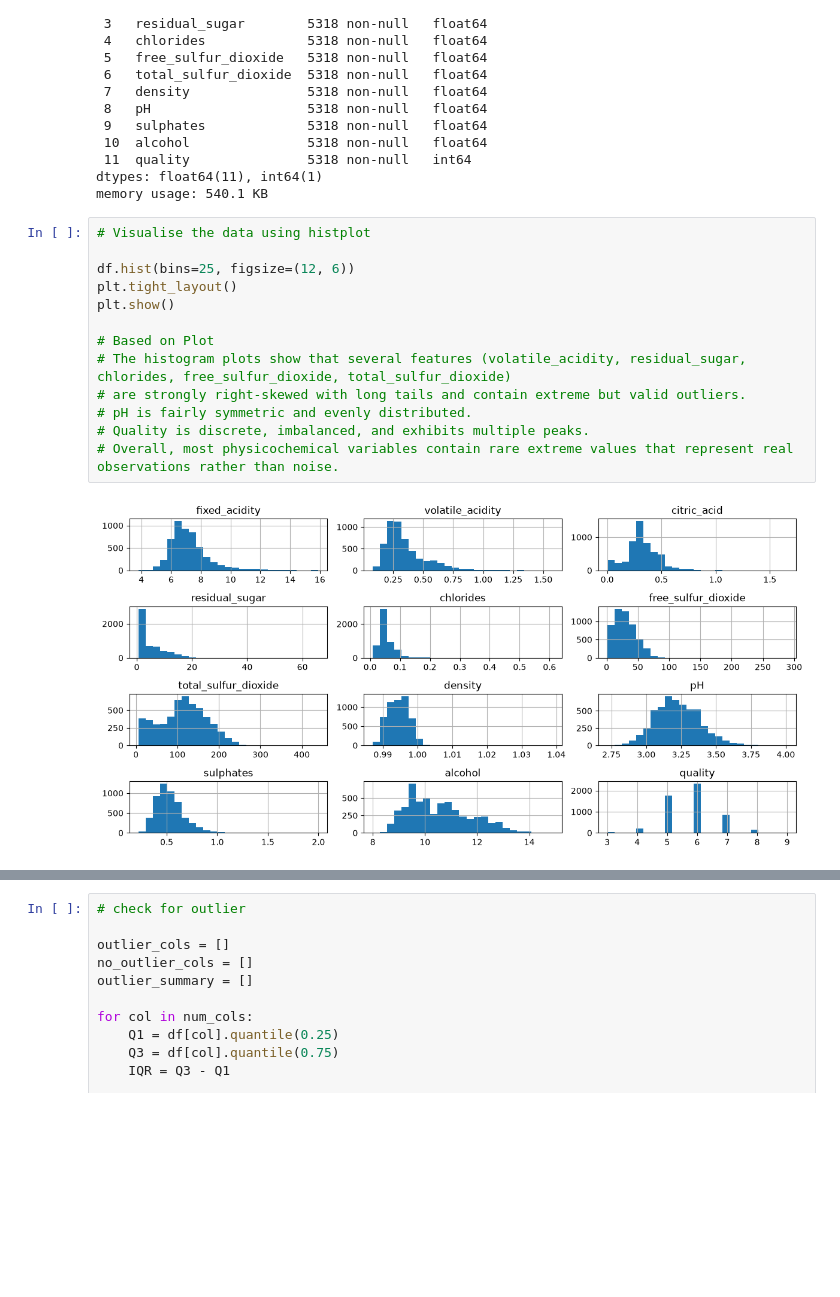
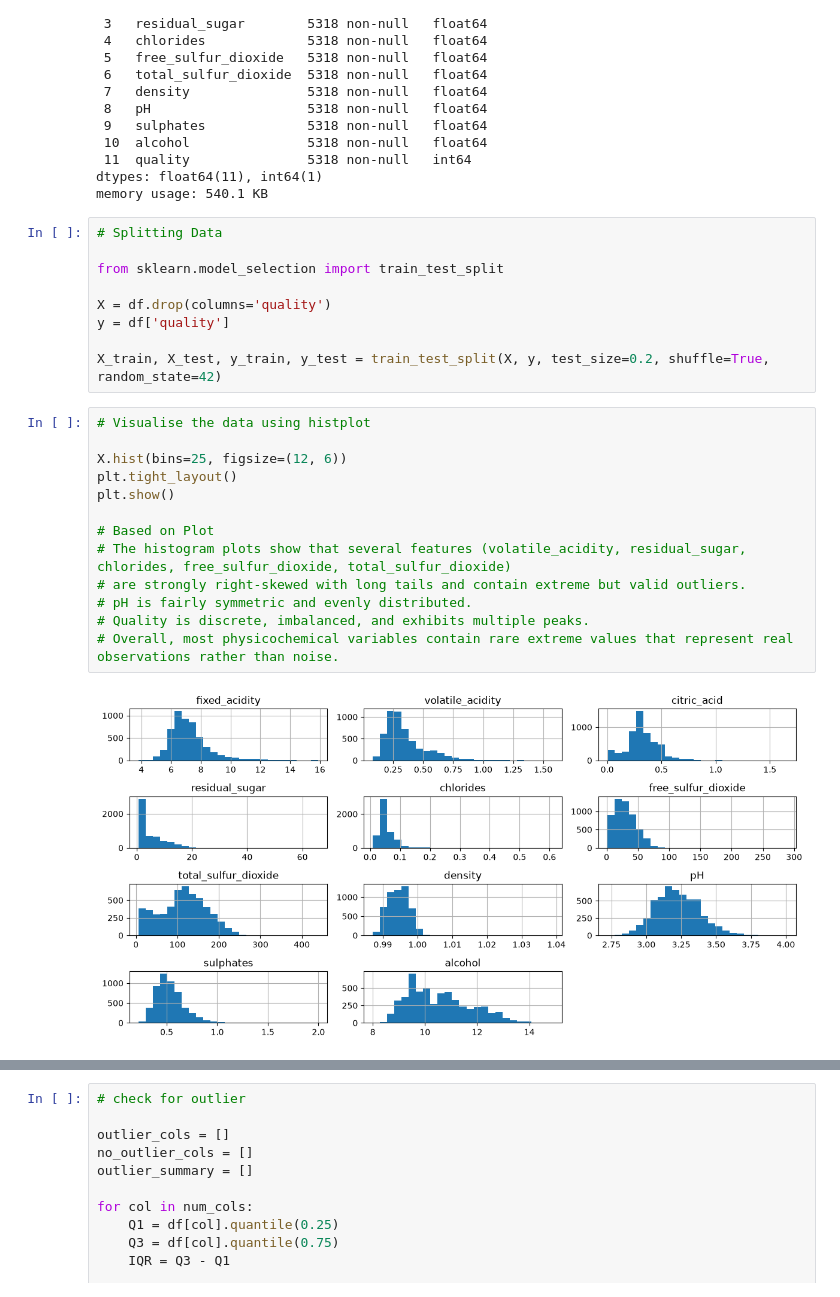
Before and after one commit to Dev-Flurssy/ml-projects, a Jupyter notebook: Notebooks/Exercise Notebooks/Exercise1.ipynb, the cells around one changed output, grey strips where cells are left out. Cells and saved outputs as stored; diff of their text form; blank space fills up the shorter version.

```diff
--- a/Notebooks/Exercise Notebooks/Exercise1.ipynb
+++ b/Notebooks/Exercise Notebooks/Exercise1.ipynb
@@ -136,19 +142,28 @@ Data columns (total 12 columns):
  11  quality               5318 non-null   int64
 dtypes: float64(11), int64(1)
 memory usage: 540.1 KB
+# %%
+# Splitting Data
+
+from sklearn.model_selection import train_test_split
+
+X = df.drop(columns='quality')
+y = df['quality']
+
+X_train, X_test, y_train, y_test = train_test_split(X, y, test_size=0.2, shuffle=True, random_state=42)
 # %%
 # Visualise the data using histplot
 
-df.hist(bins=25, figsize=(12, 6))
+X.hist(bins=25, figsize=(12, 6))
 plt.tight_layout()
 plt.show()
 
 # Based on Plot
 # The histogram plots show that several features (volatile_acidity, residual_sugar, chlorides, free_sulfur_dioxide, total_sulfur_dioxide)
 # are strongly right‑skewed with long tails and contain extreme but valid outliers.
 # pH is fairly symmetric and evenly distributed.
 # Quality is discrete, imbalanced, and exhibits multiple peaks.
 # Overall, most physicochemical variables contain rare extreme values that represent real observations rather than noise.
 # %% [output]
-[figure, old version]
+[figure, new version]
 # %%
```
Also changed, not shown: parts of 18 cells of this notebook, 3 other files.
